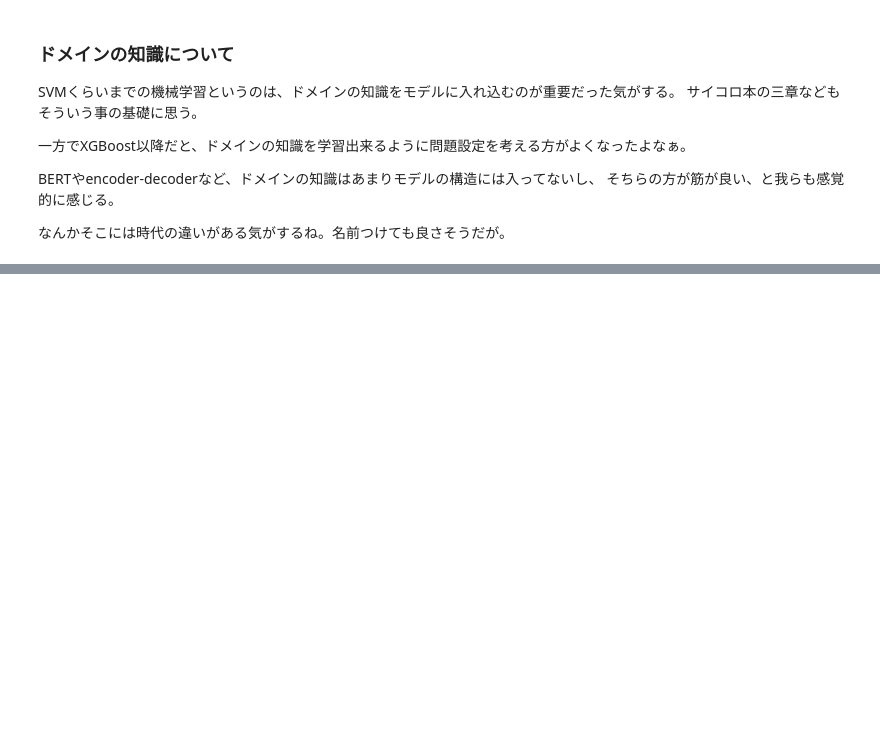
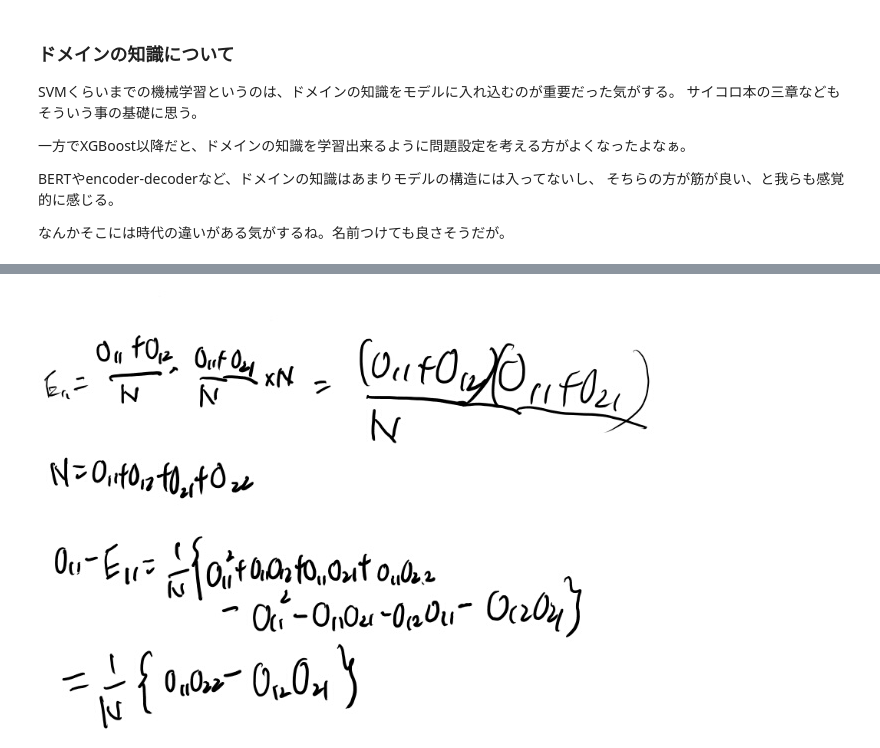
Before and after one commit to karino2/karino2.github.io, a Jupyter notebook: ipynb/2018-11-07-195900.ipynb, the cells around one changed output, grey strips where cells are left out. Cells and saved outputs as stored; diff of their text form; code cells hidden in the pictures; blank space fills up the shorter version.

```diff
--- a/ipynb/2018-11-07-195900.ipynb
+++ b/ipynb/2018-11-07-195900.ipynb
@@ -312,0 +362,4 @@ BERTやencoder-decoderなど、ドメインの知識はあまりモデルの構
+# %%
+MeatPieImage()
+# %% [output]
+[figure, added]
```
Also changed, not shown: parts of 9 cells of this notebook.
